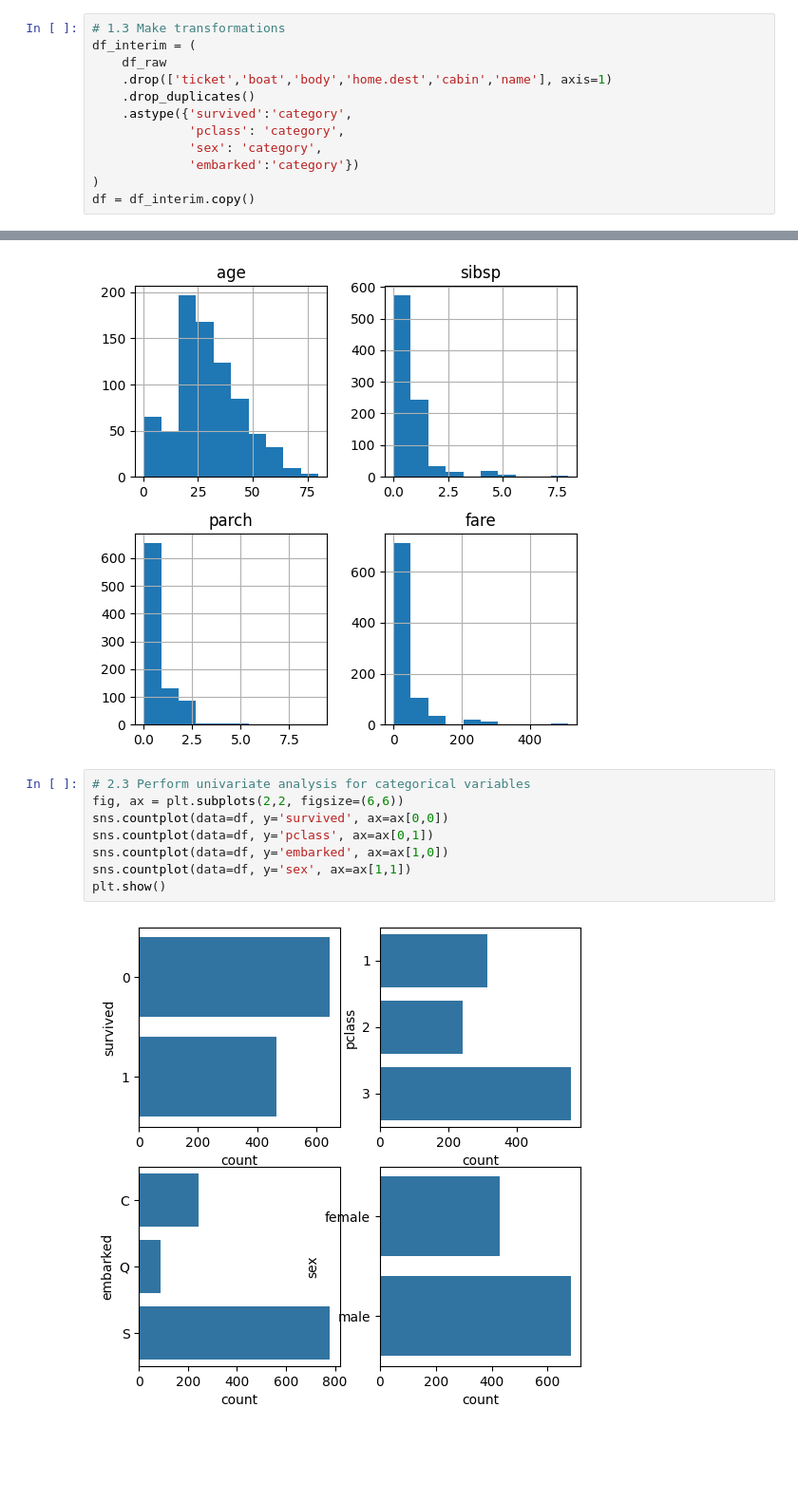
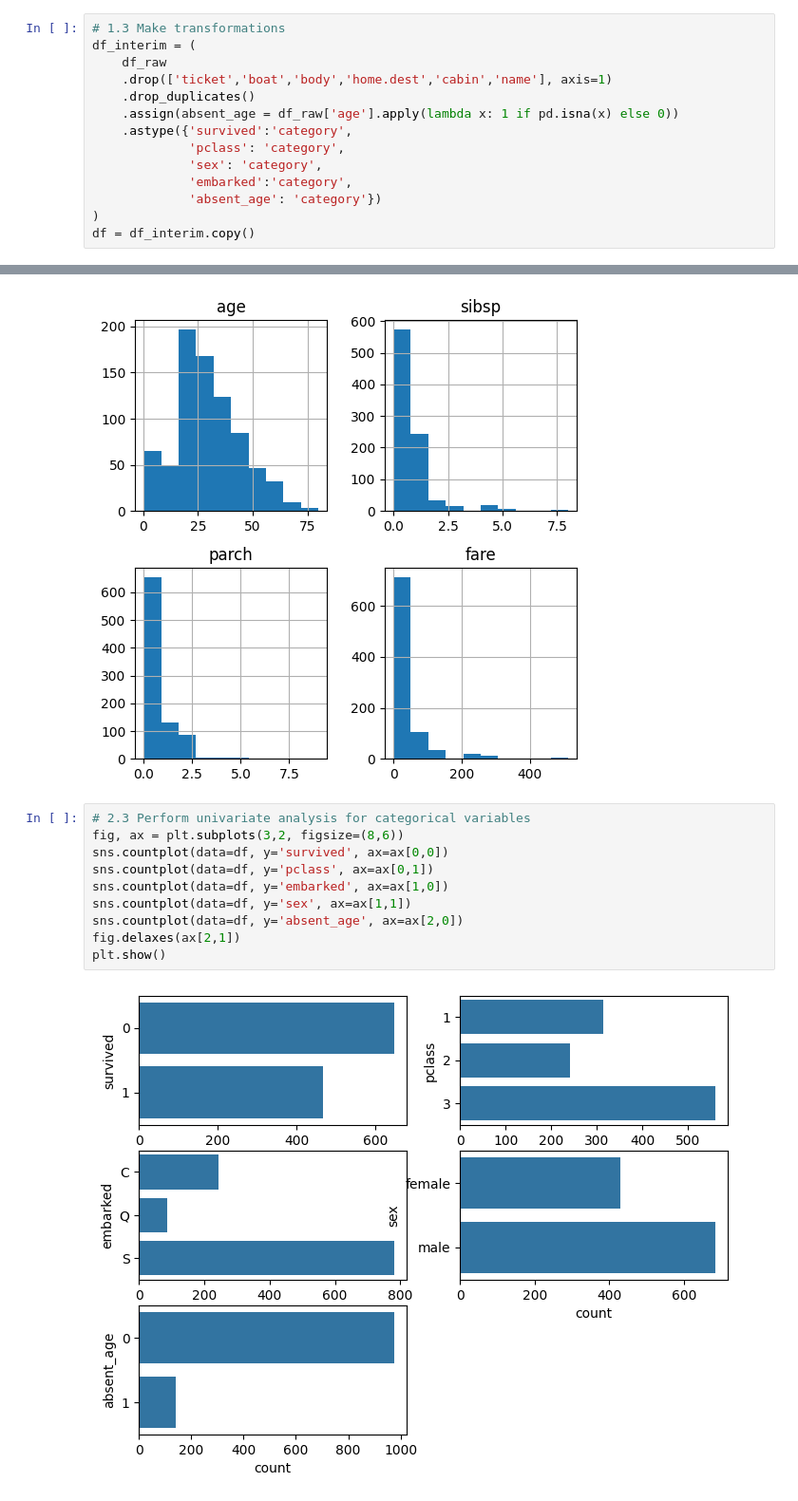
Before and after one commit to alexismenanieves/4Geeks, a Jupyter notebook: Titanic_Analysis_Model.ipynb, the cells around one changed output, grey strips where cells are left out. Shown at 95% size. Drawn from its saved outputs; the diff is of its cells as text; blank space fills up the shorter version.

```diff
--- a/Titanic_Analysis_Model.ipynb
+++ b/Titanic_Analysis_Model.ipynb
@@ -68,10 +69,12 @@ df_interim = (
     df_raw
     .drop(['ticket','boat','body','home.dest','cabin','name'], axis=1)
     .drop_duplicates()
+    .assign(absent_age = df_raw['age'].apply(lambda x: 1 if pd.isna(x) else 0))
     .astype({'survived':'category',
              'pclass': 'category',
              'sex': 'category',
-             'embarked':'category'})
+             'embarked':'category',
+             'absent_age': 'category'})
 )
 df = df_interim.copy()
 # %%
@@ -121,11 +126,13 @@ plt.show()
 [figure]
 # %%
 # 2.3 Perform univariate analysis for categorical variables
-fig, ax = plt.subplots(2,2, figsize=(6,6))
+fig, ax = plt.subplots(3,2, figsize=(8,6))
 sns.countplot(data=df, y='survived', ax=ax[0,0])
 sns.countplot(data=df, y='pclass', ax=ax[0,1])
 sns.countplot(data=df, y='embarked', ax=ax[1,0])
 sns.countplot(data=df, y='sex', ax=ax[1,1])
+sns.countplot(data=df, y='absent_age', ax=ax[2,0])
+fig.delaxes(ax[2,1])
 plt.show()
 # %% [output]
-[figure, old version]
+[figure, new version]
```
Also changed, not shown: parts of 16 cells of this notebook.
